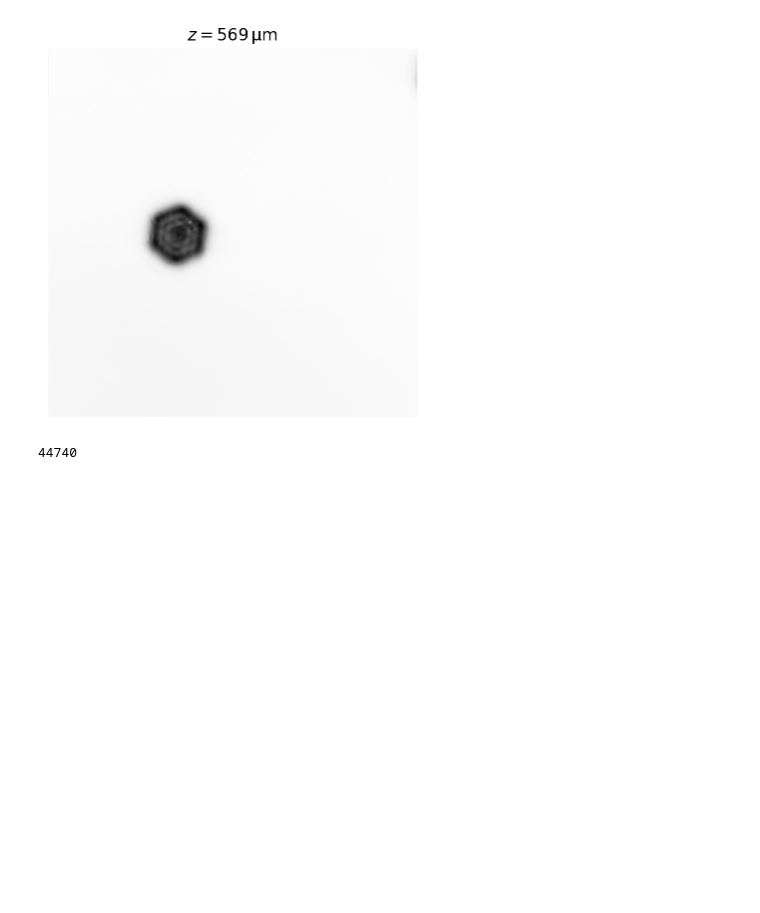
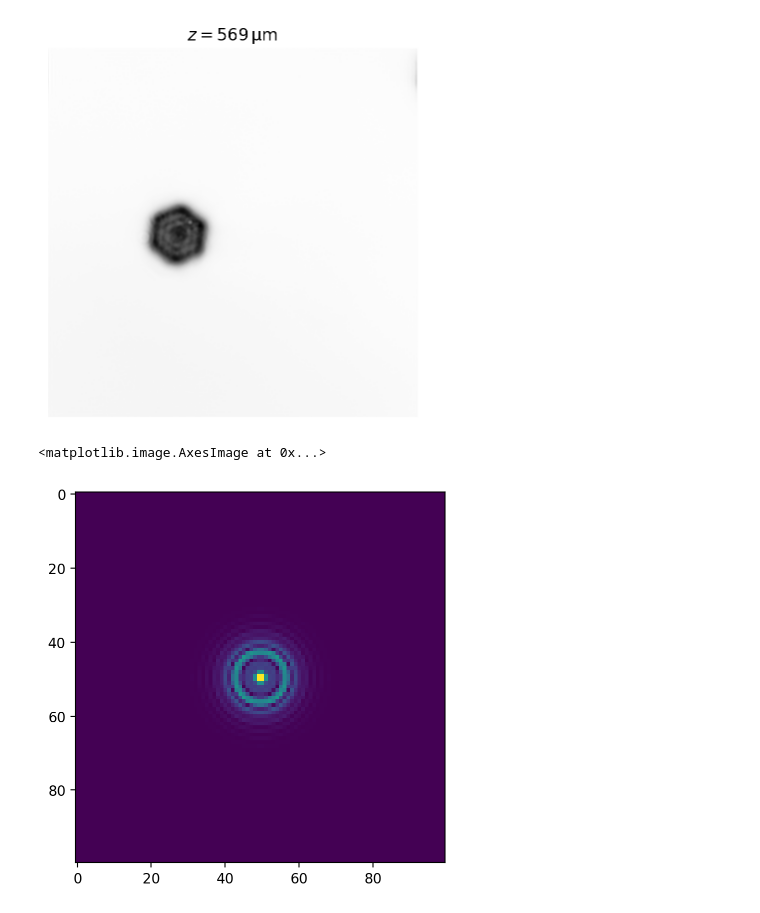
Before and after one commit to till-robert/ultralytics, a Jupyter notebook: data_gen/Spot_size_calibration.ipynb, the cells around one changed output. Drawn from its saved outputs; the diff is of its cells as text; code cells hidden in the pictures; blank space fills up the shorter version.

```diff
--- a/data_gen/Spot_size_calibration.ipynb
+++ b/data_gen/Spot_size_calibration.ipynb
@@ -92,7 +93,3 @@ for i,(img,U) in enumerate(zip(images,voltages)):
 [figure]
 102
 [figure]
-# %%
-image[...,0].
-# %% [output]
-44740
@@ -98,0 +98,30 @@ image[...,0].
+# %%
+from scipy.special import factorial as fac
+from scipy.interpolate import interp1d
+def genRipple(d=100,delta = 30,lambd = 1,A = 0.242,n_max=80):
+    d//=2
+    kappa=np.pi*A**2*(delta/lambd)
+
+    n = np.arange(0,n_max)
+    k= np.arange(0,n_max)
+    k1= np.arange(1,n_max)
+    rhos = np.linspace(0,5,d)
+    h = [ np.sum((-1)**n * (np.pi*rho)**(2*n)/fac(n)**2 * np.sum((-1)**k * kappa**(2*k)/((n + 2*k + 1)*fac(2*k))))**2 + np.sum((-1)**n *(np.pi*rho)**(2*n)/fac(n)**2 * np.sum((-1)**k1 *kappa**(2*k1 - 1)/((np.atleast_2d(n).T + 2*k1)*fac(2*k1 - 1)), axis=1))**2 for rho in rhos]
+    interp = interp1d(rhos, h,fill_value=0,bounds_error=False)
+    profile2D = np.zeros([2*d,2*d])
+    for i,y in enumerate(np.linspace(-5,5,2*d)):
+        for j,x in enumerate(np.linspace(-5,5,2*d)):
+            rho = np.sqrt(x**2+y**2)
+            profile2D[i,j] = interp(rho)
+    return profile2D
+# %%
+d=40
+rip = genRipple(d=40,delta=55)
+mat = np.zeros((100,100))
+x,y =mat.shape
+mat[y-d//2:y+d//2,x-d//2:x+d//2] = rip
+# %%
+plt.imshow(mat)
+# %% [output]
+<matplotlib.image.AxesImage at 0x...>
+[figure, added]
```
Also changed, not shown: parts of 26 cells of this notebook, 2 other files.
